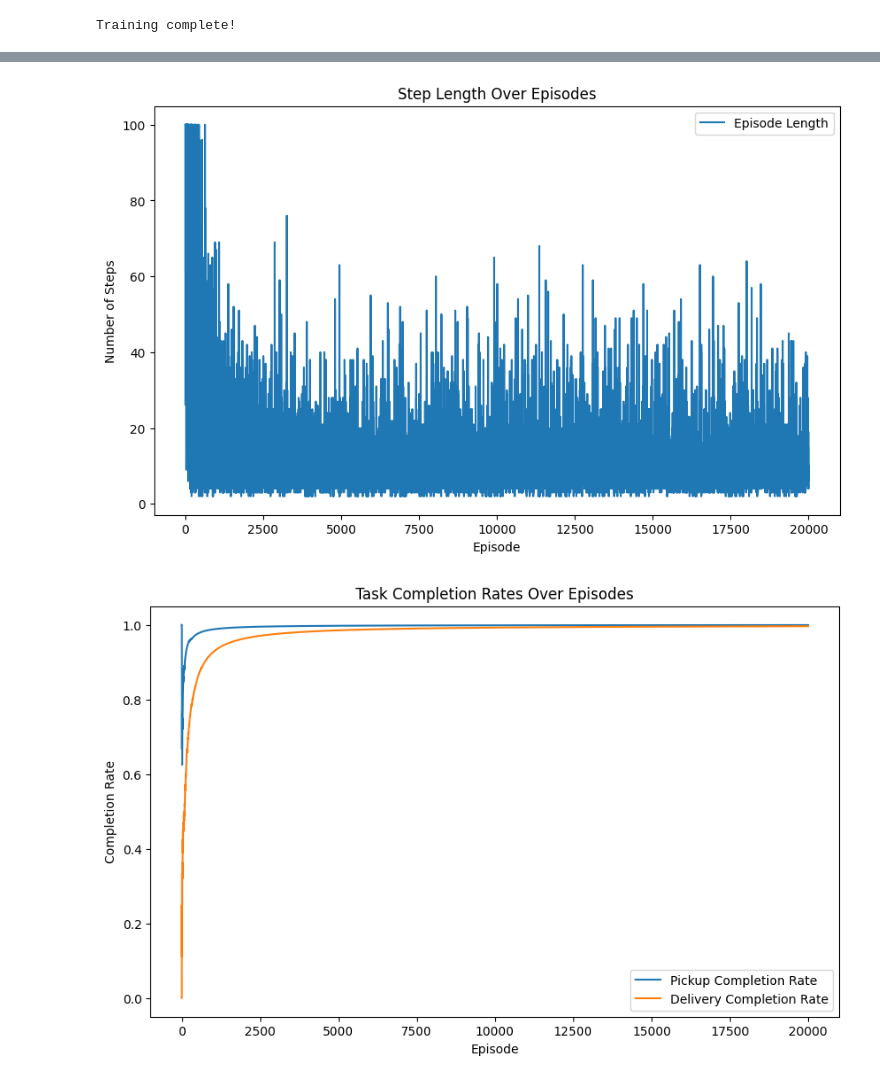
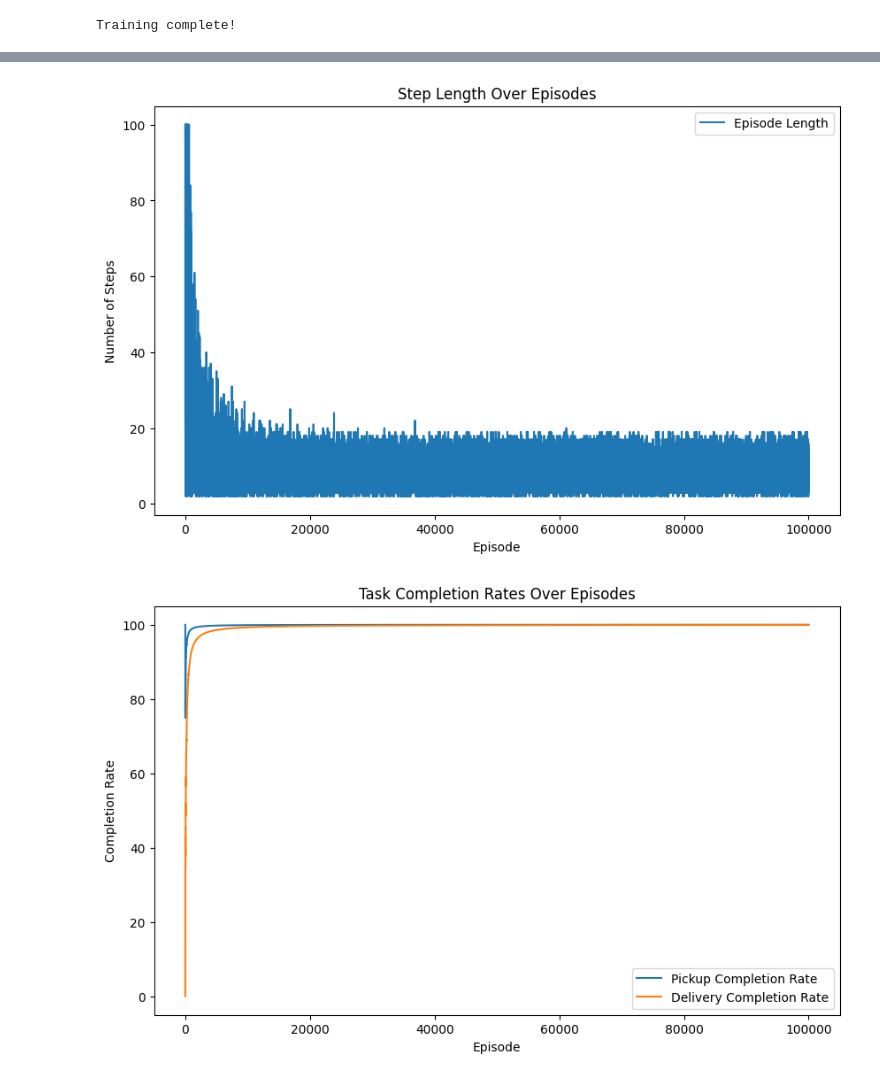
Before and after one commit to Vkashyap0010/FIT5226Assignment, a Jupyter notebook: Testing_qlearning.ipynb, the cells around one changed output, grey strips where cells are left out. Saved outputs shown, nothing was run; the diff lists cells and outputs as text; code cells hidden in the pictures.

Commit message:
Add comments and epsilon decay

```diff
--- a/Testing_qlearning.ipynb
+++ b/Testing_qlearning.ipynb
@@ -12,7 +13,7 @@ np.random.seed(222) # 222
 q_values = np.random.rand(n, n, n, n, 2, action_space)
 # %%
 # Rewards
-delivery_reward = 50
+delivery_reward = 80
 move_reward = -1
 pickup_reward = 20
 # %%
@@ -58,14 +59,19 @@ def get_next_location(agent_row, agent_col, action_index):
 # %%
 # Function to update the Q-values during training
 #alpha - learning_rate, gamma - discount_factor
-def update_q_values(old_state, action_index, reward, new_state, learning_rate, discount_factor):
-    old_q_value = q_values[old_state][action_index]
-    temporal_difference = reward + (discount_factor * np.max(q_values[new_state])) - old_q_value
-    q_values[old_state][action_index] = old_q_value + (learning_rate * temporal_difference)
+def update_q_values(old_state, action_index, reward, new_state, learning_rate, discount_factor, is_terminal_state):
+    if not is_terminal_state:
+        old_q_value = q_values[old_state][action_index]
+        temporal_difference = reward + (discount_factor * np.max(q_values[new_state])) - old_q_value
+        q_values[old_state][action_index] = old_q_value + (learning_rate * temporal_difference)
+    else:
+        old_q_value = q_values[old_state][action_index]
+        temporal_difference = reward - old_q_value
+        q_values[old_state][action_index] = old_q_value + (learning_rate * temporal_difference)
 # %%
 # Training parameters
 epsilon = 0.9  # Epsilon for epsilon-greedy strategy
 discount_factor = 0.9  # Discount factor for future rewards
 learning_rate = 0.15  # Learning rate
-num_episodes = 20000  # Number of training episodes
+num_episodes = 100000  # Number of training episodes
 max_steps_per_episode = 100  # Limit the steps per episode
@@ -90,15 +92,14 @@ for episode in range(num_episodes):
     agent_row, agent_col, package_row, package_col = get_starting_locations()
     carrying = 0  # Agent starts without carrying the package
 
-    episode_reward = 0  # Track cumulative reward for this episode
-    steps = 0
+    steps = 0 # keeping track of the number of steps for each episode
 
-    old_q_values = np.copy(q_values)
+    old_q_values = np.copy(q_values) # For Q value convergence
 
     for step in range(max_steps_per_episode):
         # Choose action
         action_index = get_next_action(agent_row, agent_col, package_row, package_col, carrying, epsilon)
-
+        epsilon += 0.000009
         # Get next location
         new_agent_row, new_agent_col = get_next_location(agent_row, agent_col, action_index)
 
@@ -116,10 +117,7 @@ for episode in range(num_episodes):
         # Update Q-values
         old_state = (agent_row, agent_col, package_row, package_col, carrying)
         new_state = (new_agent_row, new_agent_col, package_row, package_col, carrying)
-        update_q_values(old_state, action_index, reward, new_state, learning_rate, discount_factor)
-
-        episode_reward += reward
-        state_visit_counts[agent_row, agent_col] += 1
+        update_q_values(old_state, action_index, reward, new_state, learning_rate, discount_factor, is_terminal_state(agent_row, agent_col, carrying))
 
         steps += 1
 
@@ -164,5 +162,5 @@ plt.show()
 # %%
-# Episode Length
+# No. of steps taken per episode
 plt.figure(figsize=(10, 6))
 plt.plot(episode_lengths, label="Episode Length")
 plt.xlabel("Episode")
@@ -171,19 +169,19 @@ plt.title("Step Length Over Episodes")
 plt.legend()
 plt.show()
 # %% [output]
-[figure, old version]
+[figure, new version]
 # %%
-# Task Completion Rates
+# Task Completion Rates for pickups and deliveries
 plt.figure(figsize=(10, 6))
-plt.plot(pickup_completion_rates, label="Pickup Completion Rate")
-plt.plot(delivery_completion_rates, label="Delivery Completion Rate")
+plt.plot([pickup*100 for pickup in pickup_completion_rates], label="Pickup Completion Rate")
+plt.plot([delivery*100 for delivery in delivery_completion_rates], label="Delivery Completion Rate")
 plt.xlabel("Episode")
 plt.ylabel("Completion Rate")
 plt.title("Task Completion Rates Over Episodes")
 plt.legend()
 plt.show()
 # %% [output]
-[figure, old version]
+[figure, new version]
 # %%
 # Q-value Convergence
 plt.figure(figsize=(10, 6))
```
Also changed, not shown: parts of 7 cells of this notebook.
